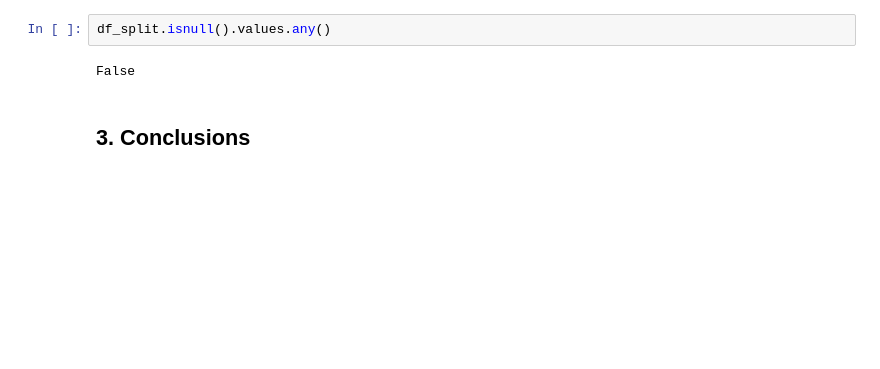
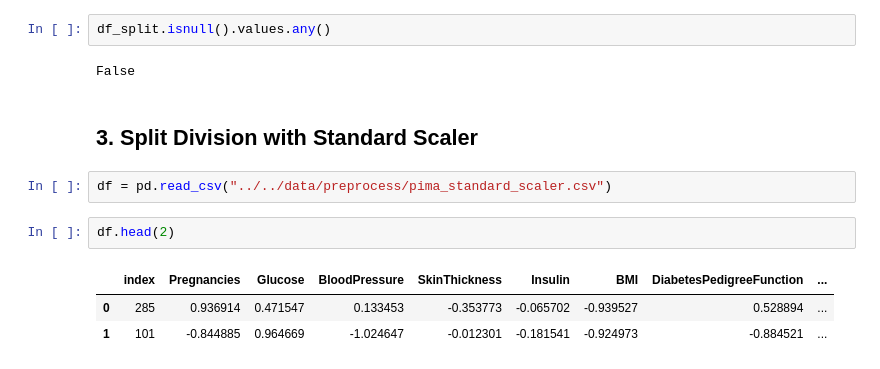
Before and after one commit to rsena-felipe/medical-class-imbalance, a Jupyter notebook: notebooks/PIMA/1_EDA_FeatureEngineering.ipynb, the cells around one changed output. Saved outputs shown, nothing was run; the diff lists cells and outputs as text; blank space fills up the shorter version.

```diff
--- a/notebooks/PIMA/1_EDA_FeatureEngineering.ipynb
+++ b/notebooks/PIMA/1_EDA_FeatureEngineering.ipynb
@@ -353,5 +353,13 @@ df_split.describe()
 df_split.isnull().values.any()
 # %% [output]
 False
-# %% [markdown]
-## 3. Conclusions
+# %% [markdown]
+## 3. Split Division with  Standard Scaler
+# %%
+df = pd.read_csv("../../data/preprocess/pima_standard_scaler.csv")
+# %%
+df.head(2)
+# %% [output]
+|  | index | Pregnancies | Glucose | BloodPressure | SkinThickness | Insulin | BMI | DiabetesPedigreeFunction | ... |
+| 0 | 285 | 0.936914 | 0.471547 | 0.133453 | -0.353773 | -0.065702 | -0.939527 | 0.528894 | ... |
+| 1 | 101 | -0.844885 | 0.964669 | -1.024647 | -0.012301 | -0.181541 | -0.924973 | -0.884521 | ... |
```
Also changed, not shown: parts of 15 cells of this notebook, 41 other files.
